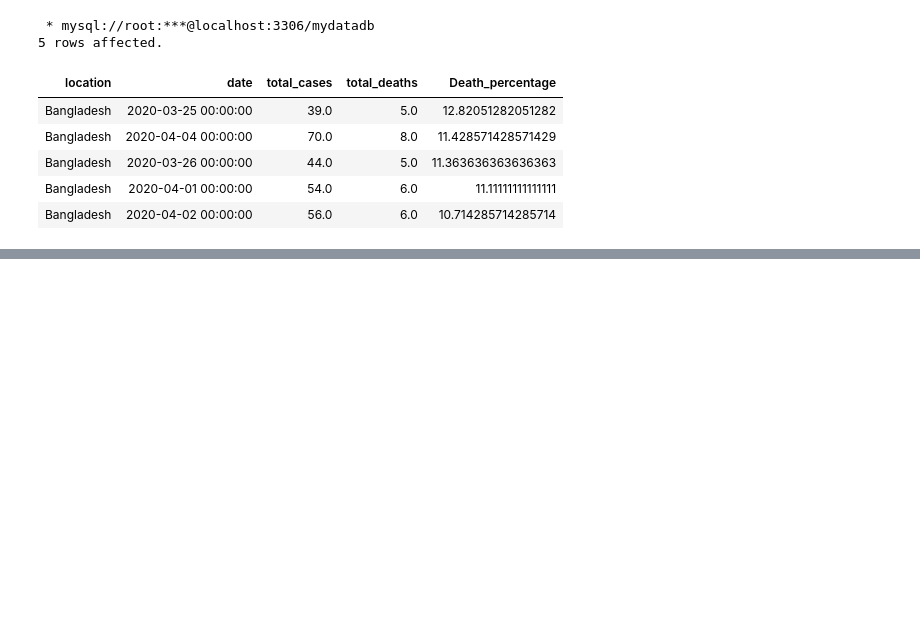
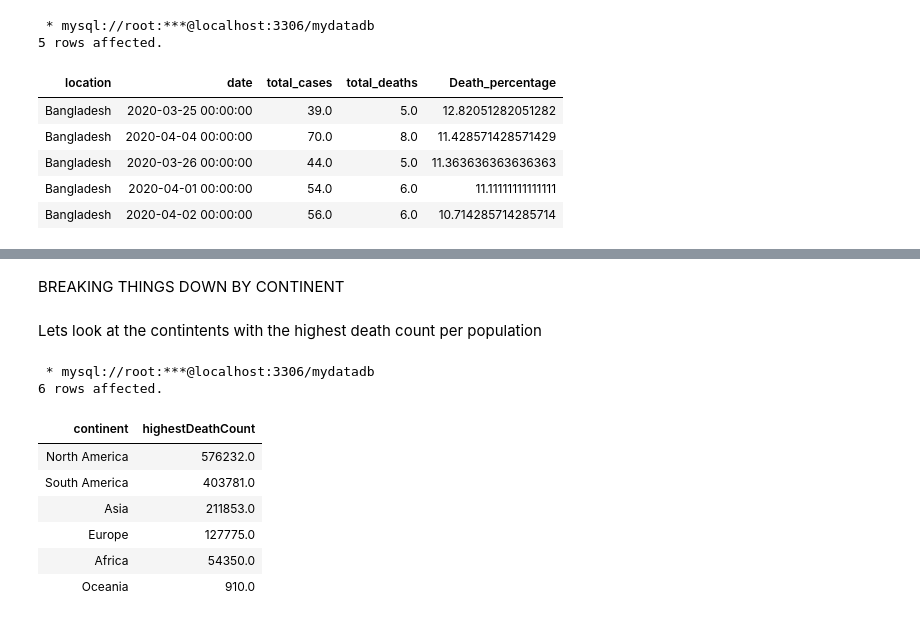
Before and after one commit to ncdas/Covid19-Data-Exploration, a Jupyter notebook: Covid-19 Data Exploration in SQL.ipynb, the cells around one changed output, grey strips where cells are left out. Drawn from its saved outputs; the diff is of its cells as text; code cells hidden in the pictures; blank space fills up the shorter version.

Commit message:
Added continent info

```diff
--- a/Covid-19 Data Exploration in SQL.ipynb
+++ b/Covid-19 Data Exploration in SQL.ipynb
@@ -153,0 +154,22 @@ LIMIT 5;
+# %% [markdown]
+BREAKING THINGS DOWN BY CONTINENT
+# %% [markdown]
+Lets look at the  contintents with the highest death count per population
+# %%
+%%sql
+
+SELECT continent, Max(total_deaths) highestDeathCount
+FROM covid_deaths
+WHERE continent is not null
+Group by Continent
+Order by highestDeathCount DESC
+# %% [output]
+ * mysql://root:***@localhost:3306/mydatadb
+6 rows affected.
+| continent | highestDeathCount |
+| North America | 576232.0 |
+| South America | 403781.0 |
+| Asia | 211853.0 |
+| Europe | 127775.0 |
+| Africa | 54350.0 |
+| Oceania | 910.0 |
```
Also changed, not shown: parts of 19 cells of this notebook.
